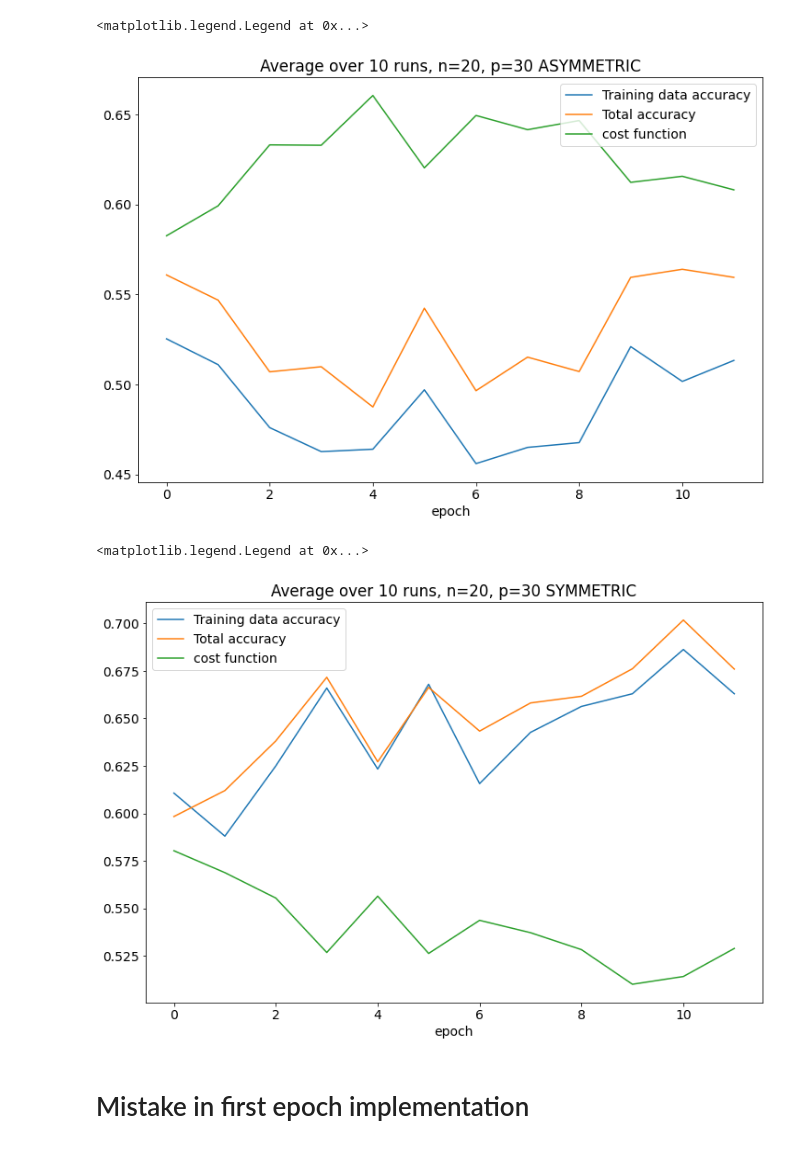
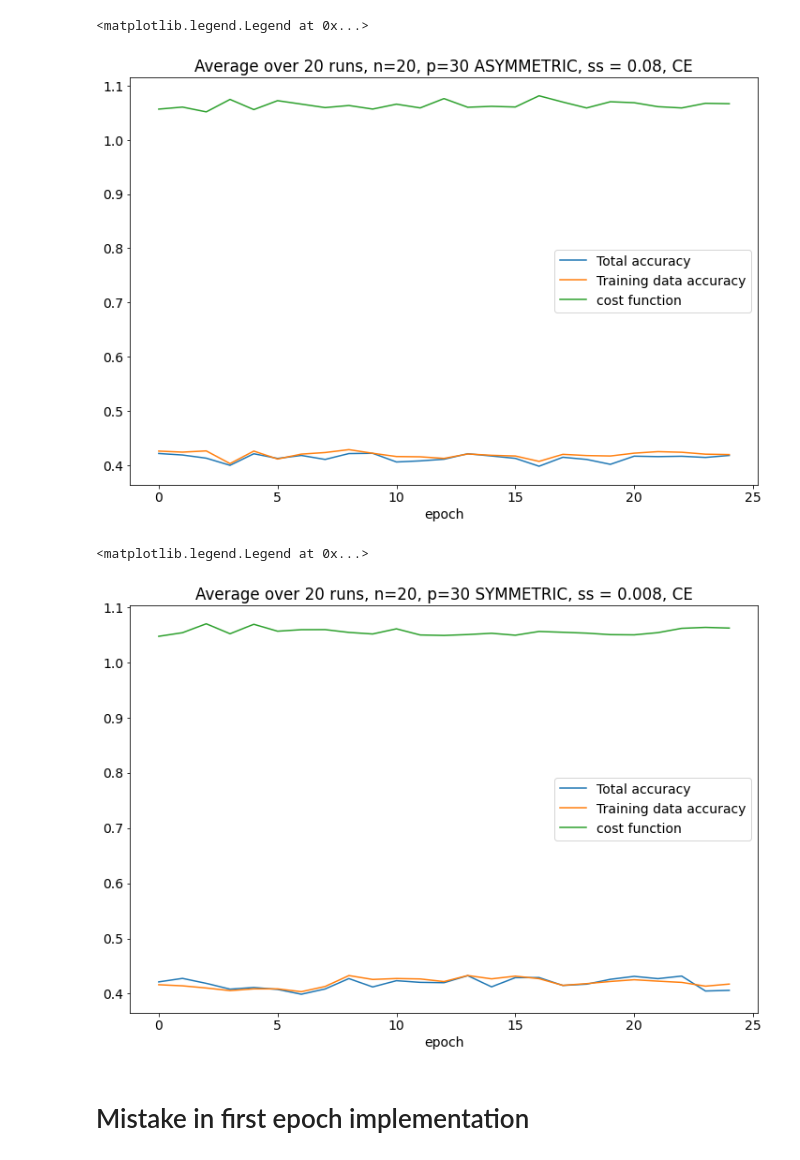
Before and after one commit to johannesjmeyer/pqc-symmetry, a Jupyter notebook: analyze_epochs.ipynb, the cells around one changed output. Cells and saved outputs as stored; diff of their text form; code cells hidden in the pictures.

```diff
--- a/analyze_epochs.ipynb
+++ b/analyze_epochs.ipynb
@@ -18,36 +25,38 @@ avg_epoch_train_acc = np.average(epoch_train_acc, axis=0)
 avg_epoch_cost = np.average(epoch_cost, axis=0)
 #plt.ylabel('accuracy')
 plt.xlabel('epoch')
-plt.plot([i.trace()/3 for i in avg_epoch_acc], label='Training data accuracy')
-plt.plot([i.trace()/3 for i in avg_epoch_train_acc], label='Total accuracy')
+plt.plot([i.trace()/3 for i in avg_epoch_acc], label='Total accuracy')
+plt.plot([i.trace()/3 for i in avg_epoch_train_acc], label='Training data accuracy')
 plt.plot(avg_epoch_cost, label='cost function')
-plt.title('Average over 10 runs, n=20, p=30 ASYMMETRIC')
+plt.title('Average over 20 runs, n=20, p=30 ASYMMETRIC, ss = 0.08, CE')
 plt.legend()
 # %% [output]
 <matplotlib.legend.Legend at 0x...>
-[figure, old version]
+[figure, new version]
 # %%
-filenames = next(os.walk('output/output_30points_20steps/symmetric=true-num_steps=20-data=None-points=30-layout=tcemoid-foldername=output'), (None, None, []))[2]
-symmetric = [np.load('/Users/p390728/pqc/pqc-symmetry/output/output_30points_20steps/symmetric=true-num_steps=20-data=None-points=30-layout=tcemoid-foldername=output/' + i, allow_pickle=True).item() for i in filenames]
+#filenames = next(os.walk('output/output_30points_20steps/symmetric=true-num_steps=20-data=None-points=30-layout=tcemoid-foldername=output'), (None, None, []))[2]
+#symmetric = [np.load('/Users/p390728/pqc/pqc-symmetry/output/output_30points_20steps/symmetric=true-num_steps=20-data=None-points=30-layout=tcemoid-foldername=output/' + i, allow_pickle=True).item() for i in filenames]
+filenames = next(os.walk('/home/frarzani/Documents/Berlin/sides/pqc_heavy_files/output_cluster_pqc/depth_7/symmetric=true-num_steps=20-data=None-points=30-layout=tcemoid-foldername=output'), (None, None, []))[2]
+symmetric = [np.load('/home/frarzani/Documents/Berlin/sides/pqc_heavy_files/output_cluster_pqc/depth_7/symmetric=true-num_steps=20-data=None-points=30-layout=tcemoid-foldername=output/' + i, allow_pickle=True).item() for i in filenames if i != 'params']
 # %%
 plt.figure(figsize=(12, 8))
 
 epoch_acc = np.array([i['epoch total accuracy'] for i in symmetric])
 epoch_train_acc = np.array([i['epoch accuracy'] for i in symmetric])
 epoch_cost = (torch.tensor([i['epoch cost'] for i in symmetric])).detach().numpy()
 avg_epoch_acc = np.average(epoch_acc, axis=0)
 avg_epoch_train_acc = np.average(epoch_train_acc, axis=0)
 avg_epoch_cost = np.average(epoch_cost, axis=0)
 #plt.ylabel('accuracy')
 plt.xlabel('epoch')
-plt.plot([i.trace()/3 for i in avg_epoch_acc], label='Training data accuracy')
-plt.plot([i.trace()/3 for i in avg_epoch_train_acc], label='Total accuracy')
+plt.plot([i.trace()/3 for i in avg_epoch_acc], label='Total accuracy')
+plt.plot([i.trace()/3 for i in avg_epoch_train_acc], label='Training data accuracy')
 plt.plot(avg_epoch_cost, label='cost function')
-plt.title('Average over 10 runs, n=20, p=30 SYMMETRIC')
+plt.title('Average over 20 runs, n=20, p=30 SYMMETRIC, ss = 0.008, CE')
 plt.legend()
 # %% [output]
 <matplotlib.legend.Legend at 0x...>
-[figure, old version]
+[figure, new version]
 # %% [markdown]
 # Mistake in first epoch implementation
 # %%
```
Also changed, not shown: parts of 2 cells of this notebook, 3 other files.
